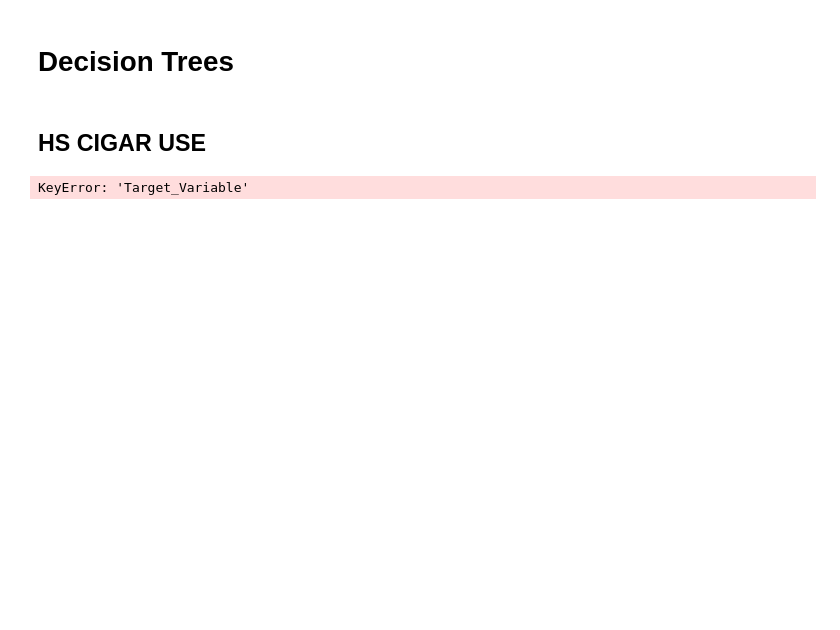
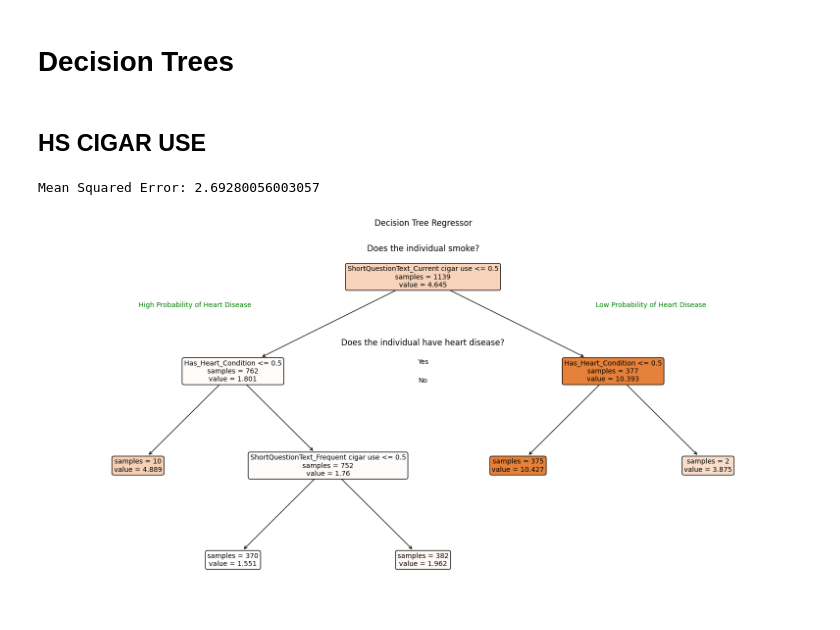
Before and after one commit to callnoah2/Healthcare_Analytics, a Jupyter notebook: code/decisionTree.ipynb, the cells around one changed output. Cells and saved outputs as stored; diff of their text form; code cells hidden in the pictures; blank space fills up the shorter version.

Commit message:
This tree doesn't have good labels.

```diff
--- a/code/decisionTree.ipynb
+++ b/code/decisionTree.ipynb
@@ -6,10 +6,8 @@
 import pandas as pd
 import matplotlib.pyplot as plt
 from sklearn.model_selection import train_test_split
-from sklearn.tree import DecisionTreeClassifier
-from sklearn.metrics import accuracy_score, classification_report
-import joblib
-import mysql.connector
+from sklearn.tree import DecisionTreeRegressor, plot_tree
+from sklearn.metrics import mean_squared_error
 
 # Connect to MySQL database
 conn = mysql.connector.connect(
@@ -19,40 +17,62 @@ conn = mysql.connector.connect(
     database="HealthCareAnalytics"
 )
 
 # Read the data from the MySQL table into a pandas DataFrame
 query = "SELECT * FROM cdc_cigar_use"
 df = pd.read_sql(query, conn)
 conn.close()
 
 # Filter the data based on smoking habits and heart condition
 df_encoded = pd.get_dummies(df, columns=['ShortQuestionText'])
 df_encoded['Has_Heart_Condition'] = df_encoded['Lesser_Risk_Low_Confidence_Limit'] > 95.5
 
 # Define features and target variable
 X = df_encoded[['ShortQuestionText_Current daily cigar use',
                 'ShortQuestionText_Current cigar use',
                 'ShortQuestionText_Frequent cigar use',
                 'Has_Heart_Condition']]
-y = df_encoded['Target_Variable']  # Specify your target variable for cancer prediction
+y = df_encoded['Greater_Risk_High_Confidence_Limit']  # Target variable for regression
 
 # Split data into training and testing sets
 X_train, X_test, y_train, y_test = train_test_split(X, y, test_size=0.2, random_state=42)
 
-# Train a decision tree classifier
-model = DecisionTreeClassifier(criterion='entropy', max_depth=5)  # Adjust hyperparameters as needed
+model = DecisionTreeRegressor(max_depth=5)  # Adjust hyperparameters as needed
 model.fit(X_train, y_train)
 
 # Make predictions
 y_pred = model.predict(X_test)
 
 # Evaluate the model
-accuracy = accuracy_score(y_test, y_pred)
-print(f"Accuracy: {accuracy}")
+mse = mean_squared_error(y_test, y_pred)
+print(f"Mean Squared Error: {mse}")
 
-# Generate classification report
-print(classification_report(y_test, y_pred))
+# Plot the decision tree with customized labels and colors
+plt.figure(figsize=(20, 10))  # Adjust figsize as needed for better visualization
+plot_tree(
+    model,
+    filled=True,
+    feature_names=X.columns,
+    class_names=['No Heart Disease', 'Heart Disease'],
+    rounded=True,
+    fontsize=10,
+    label='all',
+    impurity=False,
+    proportion=False,
+)
+# Customize the labels manually for better readability
+plt.text(0.5, 0.95, 'Does the individual smoke?', ha='center', va='center', fontsize=12, color='black', transform=plt.gca().transAxes)
+plt.text(0.5, 0.9, 'Yes', ha='center', va='center', fontsize=10, color='black', transform=plt.gca().transAxes)
+plt.text(0.5, 0.85, 'No', ha='center', va='center', fontsize=10, color='black', transform=plt.gca().transAxes)
 
-# Save the model to a file
-joblib.dump(model, './Code/decisionTrees/decision_tree_model_v2.pkl')
+plt.text(0.2, 0.8, 'High Probability of Heart Disease', ha='center', va='center', fontsize=10, color='green', transform=plt.gca().transAxes)
+plt.text(0.8, 0.8, 'Low Probability of Heart Disease', ha='center', va='center', fontsize=10, color='green', transform=plt.gca().transAxes)
+
+plt.text(0.5, 0.7, 'Does the individual have heart disease?', ha='center', va='center', fontsize=12, color='black', transform=plt.gca().transAxes)
+plt.text(0.5, 0.65, 'Yes', ha='center', va='center', fontsize=10, color='black', transform=plt.gca().transAxes)
+plt.text(0.5, 0.6, 'No', ha='center', va='center', fontsize=10, color='black', transform=plt.gca().transAxes)
+
+plt.title("Decision Tree Regressor")
+plt.show()
 # %% [output]
-KeyError: 'Target_Variable'
+Mean Squared Error: 2.69280056003057
+[figure, added]
```
Also changed, not shown: 5 other files.
